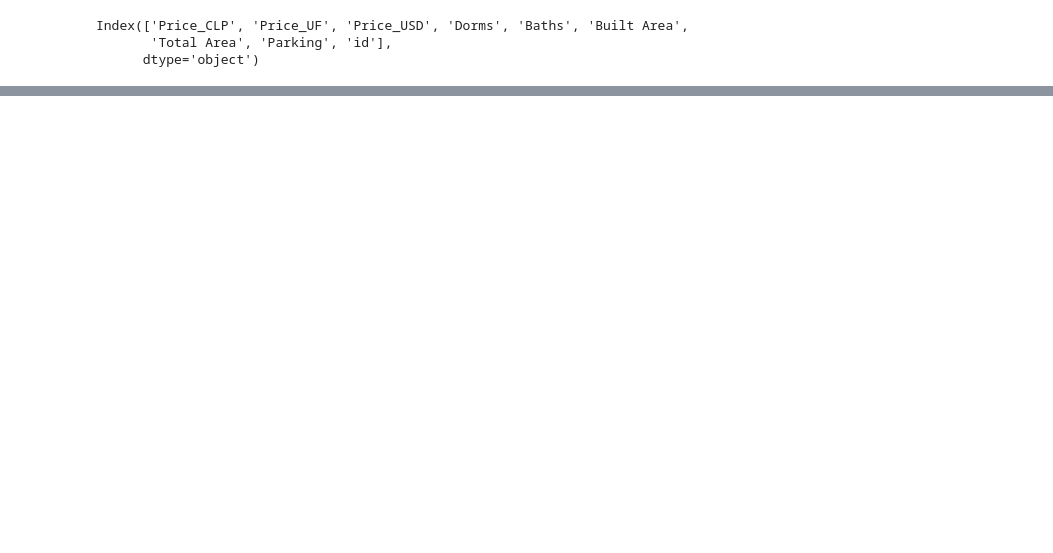
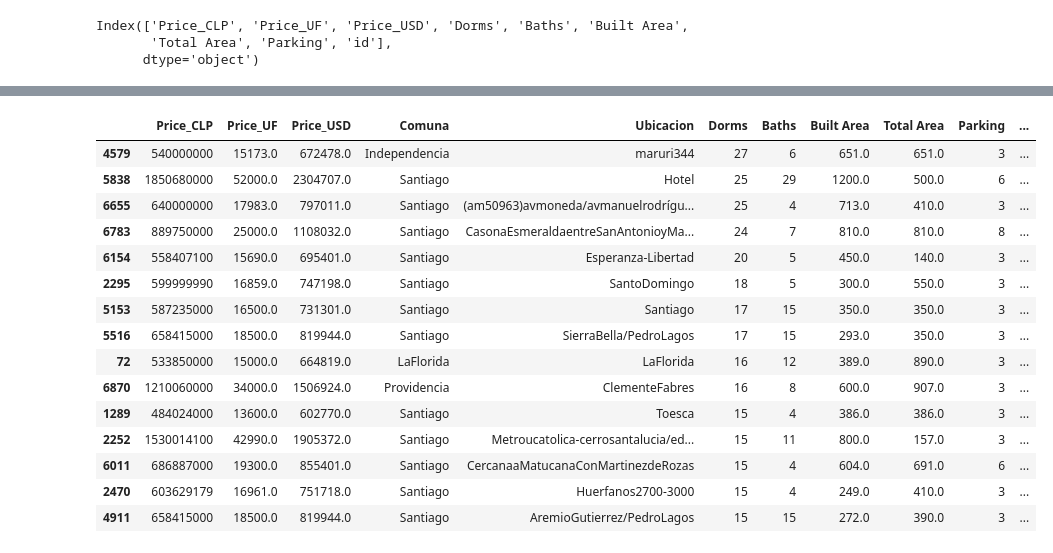
Before and after one commit to gonzakayunawel/casas_usadas_chile_analysis, a Jupyter notebook: B005_Gonzalo_Cayunao.ipynb, the cells around one changed output, grey strips where cells are left out. Drawn from its saved outputs; the diff is of its cells as text; code cells hidden in the pictures; blank space fills up the shorter version.

```diff
--- a/B005_Gonzalo_Cayunao.ipynb
+++ b/B005_Gonzalo_Cayunao.ipynb
@@ -289,0 +282,19 @@ for col in numeric_cols:
+# %%
+df.sort_values(by="Dorms", ascending=False)[:15]
+# %% [output]
+|  | Price_CLP | Price_UF | Price_USD | Comuna | Ubicacion | Dorms | Baths | Built Area | Total Area | Parking | ... |
+| 4579 | 540000000 | 15173.0 | 672478.0 | Independencia | maruri344 | 27 | 6 | 651.0 | 651.0 | 3 | ... |
+| 5838 | 1850680000 | 52000.0 | 2304707.0 | Santiago | Hotel | 25 | 29 | 1200.0 | 500.0 | 6 | ... |
+| 6655 | 640000000 | 17983.0 | 797011.0 | Santiago | (am50963)avmoneda/avmanuelrodrígu... | 25 | 4 | 713.0 | 410.0 | 3 | ... |
+| 6783 | 889750000 | 25000.0 | 1108032.0 | Santiago | CasonaEsmeraldaentreSanAntonioyMa... | 24 | 7 | 810.0 | 810.0 | 8 | ... |
+| 6154 | 558407100 | 15690.0 | 695401.0 | Santiago | Esperanza-Libertad | 20 | 5 | 450.0 | 140.0 | 3 | ... |
+| 2295 | 599999990 | 16859.0 | 747198.0 | Santiago | SantoDomingo | 18 | 5 | 300.0 | 550.0 | 3 | ... |
+| 5153 | 587235000 | 16500.0 | 731301.0 | Santiago | Santiago | 17 | 15 | 350.0 | 350.0 | 3 | ... |
+| 5516 | 658415000 | 18500.0 | 819944.0 | Santiago | SierraBella/PedroLagos | 17 | 15 | 293.0 | 350.0 | 3 | ... |
+| 72 | 533850000 | 15000.0 | 664819.0 | LaFlorida | LaFlorida | 16 | 12 | 389.0 | 890.0 | 3 | ... |
+| 6870 | 1210060000 | 34000.0 | 1506924.0 | Providencia | ClementeFabres | 16 | 8 | 600.0 | 907.0 | 3 | ... |
+| 1289 | 484024000 | 13600.0 | 602770.0 | Santiago | Toesca | 15 | 4 | 386.0 | 386.0 | 3 | ... |
+| 2252 | 1530014100 | 42990.0 | 1905372.0 | Santiago | Metroucatolica-cerrosantalucia/ed... | 15 | 11 | 800.0 | 157.0 | 3 | ... |
+| 6011 | 686887000 | 19300.0 | 855401.0 | Santiago | CercanaaMatucanaConMartinezdeRozas | 15 | 4 | 604.0 | 691.0 | 6 | ... |
+| 2470 | 603629179 | 16961.0 | 751718.0 | Santiago | Huerfanos2700-3000 | 15 | 4 | 249.0 | 410.0 | 3 | ... |
+| 4911 | 658415000 | 18500.0 | 819944.0 | Santiago | AremioGutierrez/PedroLagos | 15 | 15 | 272.0 | 390.0 | 3 | ... |
```
Also changed, not shown: parts of 15 cells of this notebook.
